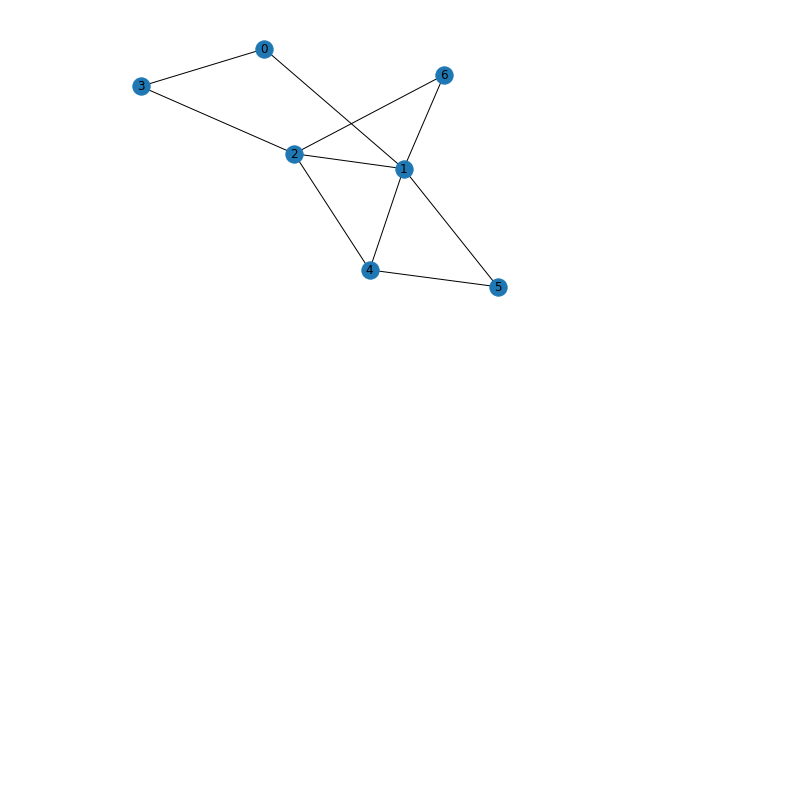
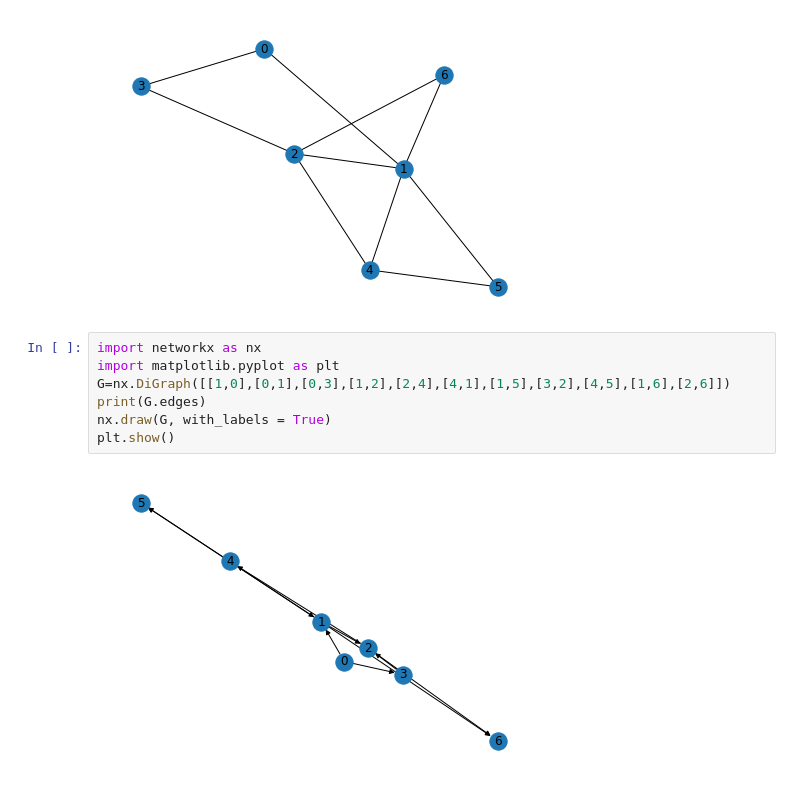
Before and after one commit to YasuakiFujitani/grover-geometry, a Jupyter notebook: main.ipynb, the cells around one changed output. Saved outputs shown, nothing was run; the diff lists cells and outputs as text; blank space fills up the shorter version.

```diff
--- a/main.ipynb
+++ b/main.ipynb
@@ -47,3 +47,12 @@ Ricci curvature of edge (2,6) is 0.250000
 Ricci curvature of edge (4,5) is 0.333333
 AttributeError: module 'matplotlib' has no attribute 'show'
 [figure]
+# %%
+import networkx as nx
+import matplotlib.pyplot as plt
+G=nx.DiGraph([[1,0],[0,1],[0,3],[1,2],[2,4],[4,1],[1,5],[3,2],[4,5],[1,6],[2,6]])
+print(G.edges)
+nx.draw(G, with_labels = True)
+plt.show()
+# %% [output]
+[figure, added]
```
Also changed, not shown: 2 other files.
